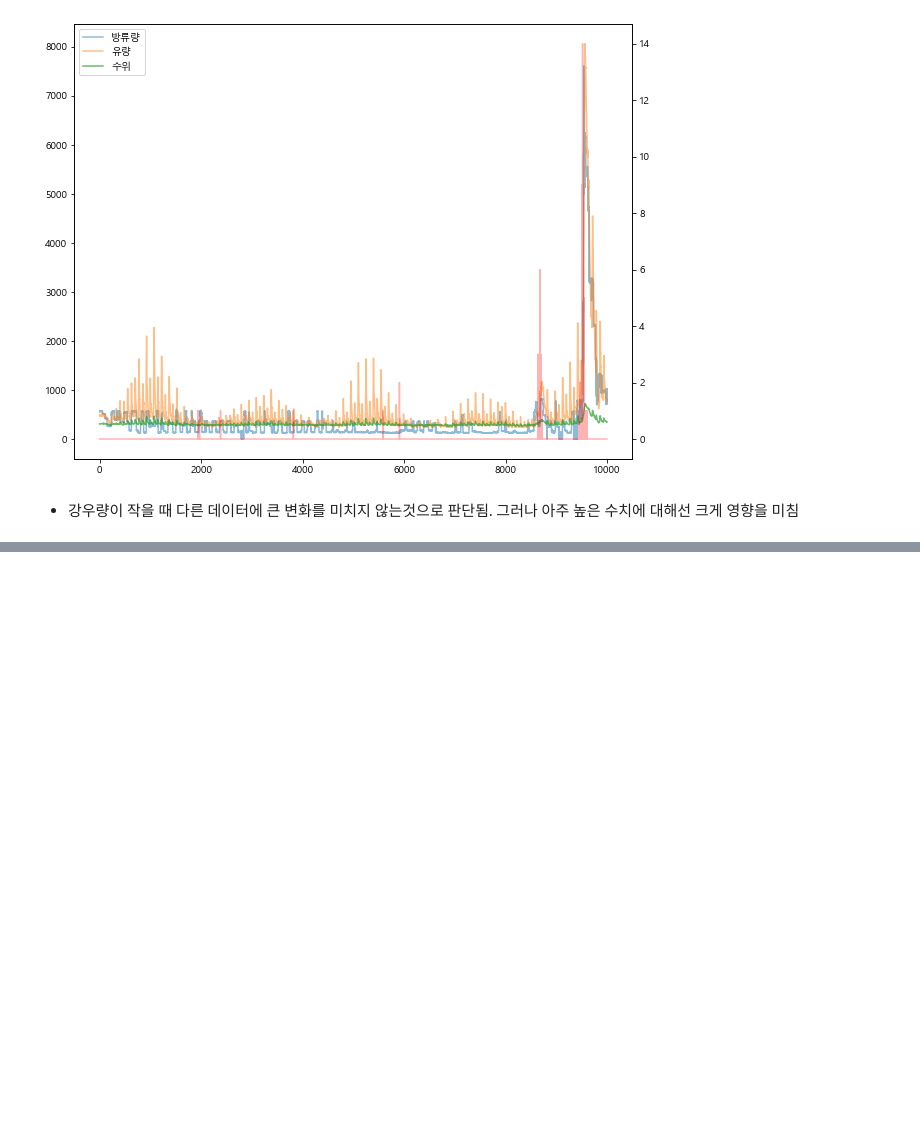
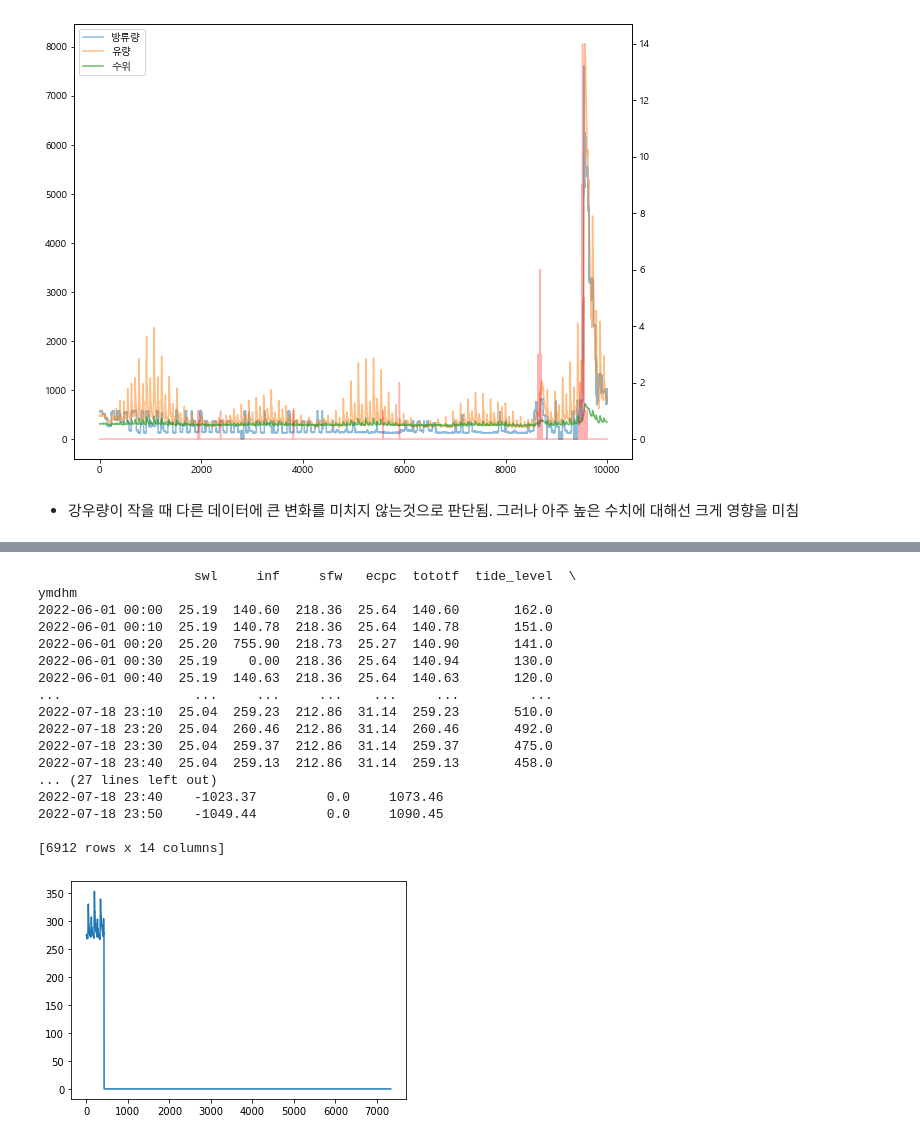
Before and after one commit to PaldangDam/iinteger, a Jupyter notebook: eda.ipynb, the cells around one changed output, grey strips where cells are left out. Cells and saved outputs as stored; diff of their text form; code cells hidden in the pictures; blank space fills up the shorter version.

```diff
--- a/eda.ipynb
+++ b/eda.ipynb
@@ -86,0 +168,22 @@ plt.setp(line_r, alpha=0.3)
+# %%
+plt.plot(df["wl_1018662"][269000:].values)
+print(df[df["wl_1018662"]==0])
+# %% [output]
+                    swl     inf     sfw   ecpc  tototf  tide_level  \
+ymdhm
+2022-06-01 00:00  25.19  140.60  218.36  25.64  140.60       162.0
+2022-06-01 00:10  25.19  140.78  218.36  25.64  140.78       151.0
+2022-06-01 00:20  25.20  755.90  218.73  25.27  140.90       141.0
+2022-06-01 00:30  25.19    0.00  218.36  25.64  140.94       130.0
+2022-06-01 00:40  25.19  140.63  218.36  25.64  140.63       120.0
+...                 ...     ...     ...    ...     ...         ...
+2022-07-18 23:10  25.04  259.23  212.86  31.14  259.23       510.0
+2022-07-18 23:20  25.04  260.46  212.86  31.14  260.46       492.0
+2022-07-18 23:30  25.04  259.37  212.86  31.14  259.37       475.0
+2022-07-18 23:40  25.04  259.13  212.86  31.14  259.13       458.0
+... (27 lines left out)
+2022-07-18 23:40    -1023.37         0.0     1073.46
+2022-07-18 23:50    -1049.44         0.0     1090.45
+
+[6912 rows x 14 columns]
+[figure, added]
```
Also changed, not shown: parts of 7 cells of this notebook.
